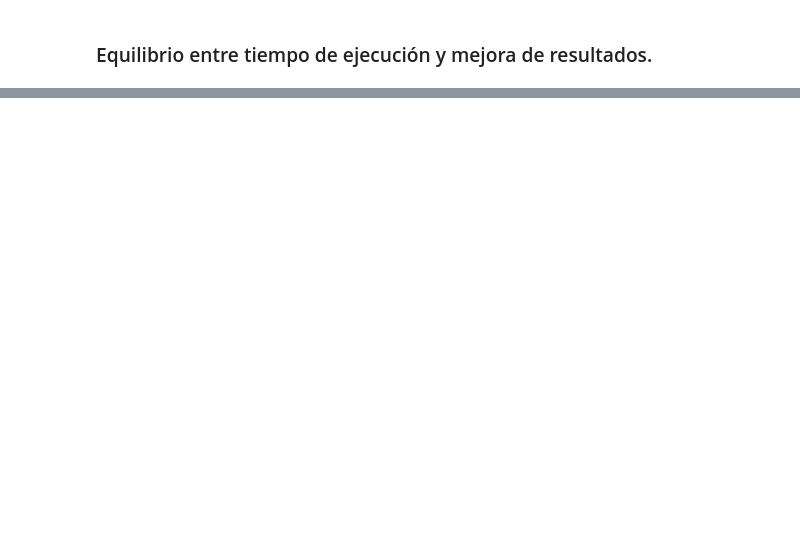
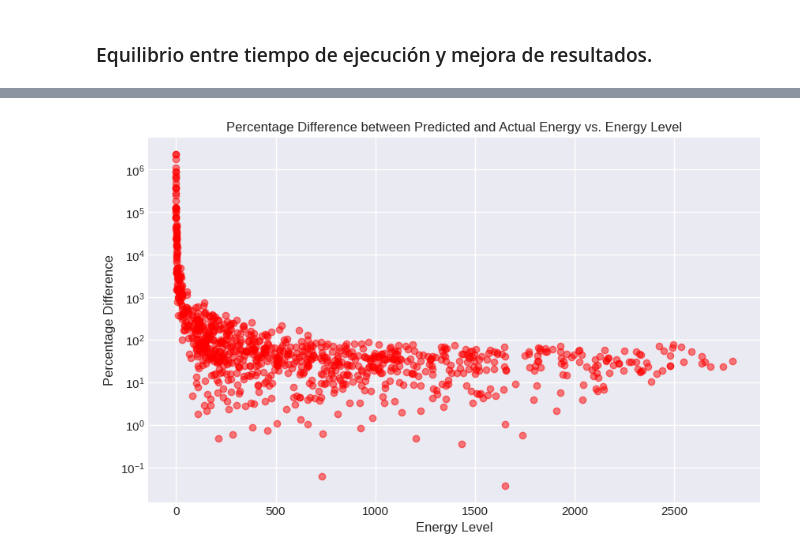
Before and after one commit to bale2manos/Eolic-Energy-Production-Predicter, a Jupyter notebook: Práctica_1_Energía_eólica.ipynb, the cells around one changed output, grey strips where cells are left out. Cells and saved outputs as stored; diff of their text form; code cells hidden in the pictures; blank space fills up the shorter version.

```diff
--- a/Práctica_1_Energía_eólica.ipynb
+++ b/Práctica_1_Energía_eólica.ipynb
@@ -1040,0 +1195,20 @@ Esta es la bajada de error más alta que encontramos en los modelos, sin embargo
+# %%
+# Plotting
+plt.figure(figsize=(10, 6))
+
+# Plot percentage difference against energy with logarithmic scale on y-axis
+plt.scatter(data_percentage_sorted['Energy'], data_percentage_sorted['Percentage Difference'], color='red', alpha=0.5)
+
+# Apply logarithmic scale to y-axis
+plt.yscale('log')
+
+# Add labels and title
+plt.title('Percentage Difference between Predicted and Actual Energy vs. Energy Level')
+plt.xlabel('Energy Level')
+plt.ylabel('Percentage Difference')
+
+# Show plot
+plt.grid(True)
+plt.show()
+# %% [output]
+[figure, added]
```
Also changed, not shown: parts of 105 cells of this notebook.
